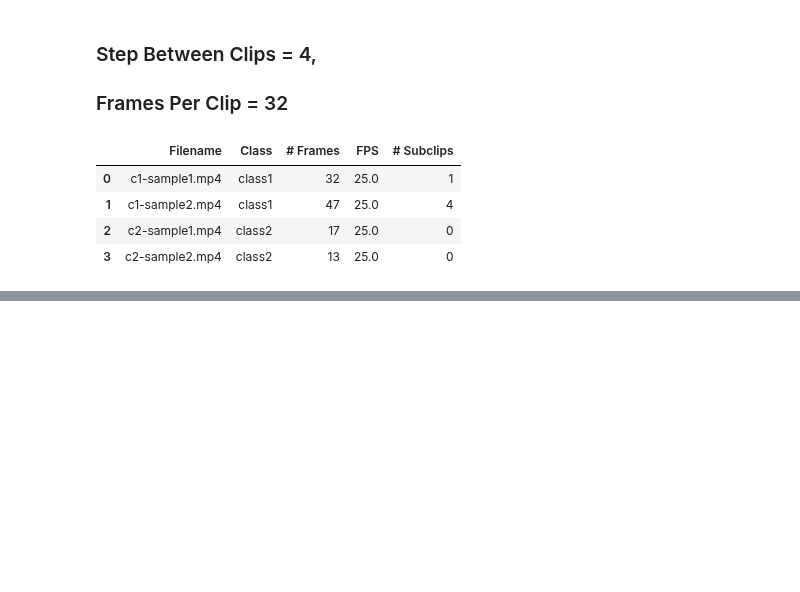
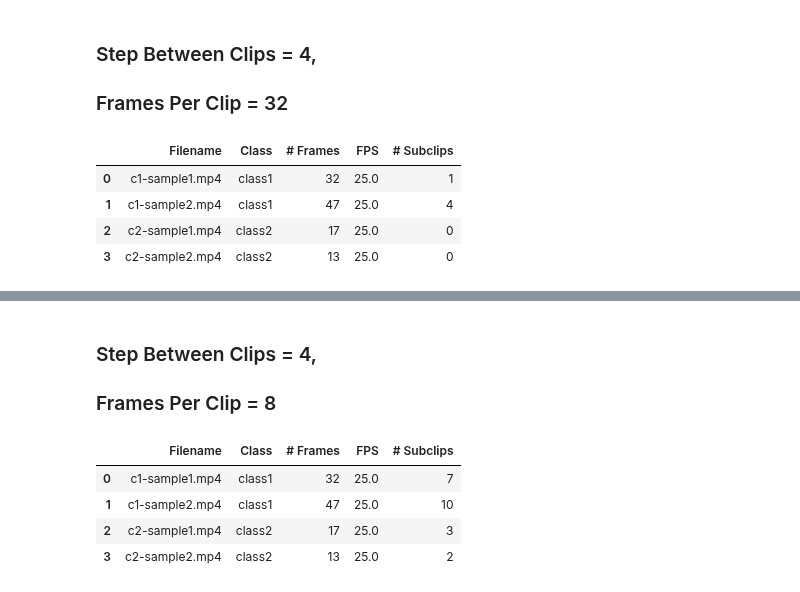
Before and after one commit to rsomani95/video-classification, a Jupyter notebook: notebooks/03_video_dataset.ipynb, the cells around one changed output, grey strips where cells are left out. Saved outputs shown, nothing was run; the diff lists cells and outputs as text; code cells hidden in the pictures; blank space fills up the shorter version.

```diff
--- a/notebooks/03_video_dataset.ipynb
+++ b/notebooks/03_video_dataset.ipynb
@@ -247,0 +251,12 @@ plot(4)
+# %% [markdown]
+### Step Between Clips = 4,
+### Frames Per Clip = 8
+# %%
+data = get_data(step=4, fpclip=8)
+data.get_info()
+# %% [output]
+|  | Filename | Class | # Frames | FPS | # Subclips |
+| 0 | c1-sample1.mp4 | class1 | 32 | 25.0 | 7 |
+| 1 | c1-sample2.mp4 | class1 | 47 | 25.0 | 10 |
+| 2 | c2-sample1.mp4 | class2 | 17 | 25.0 | 3 |
+| 3 | c2-sample2.mp4 | class2 | 13 | 25.0 | 2 |
```
Also changed, not shown: parts of 33 cells of this notebook.
